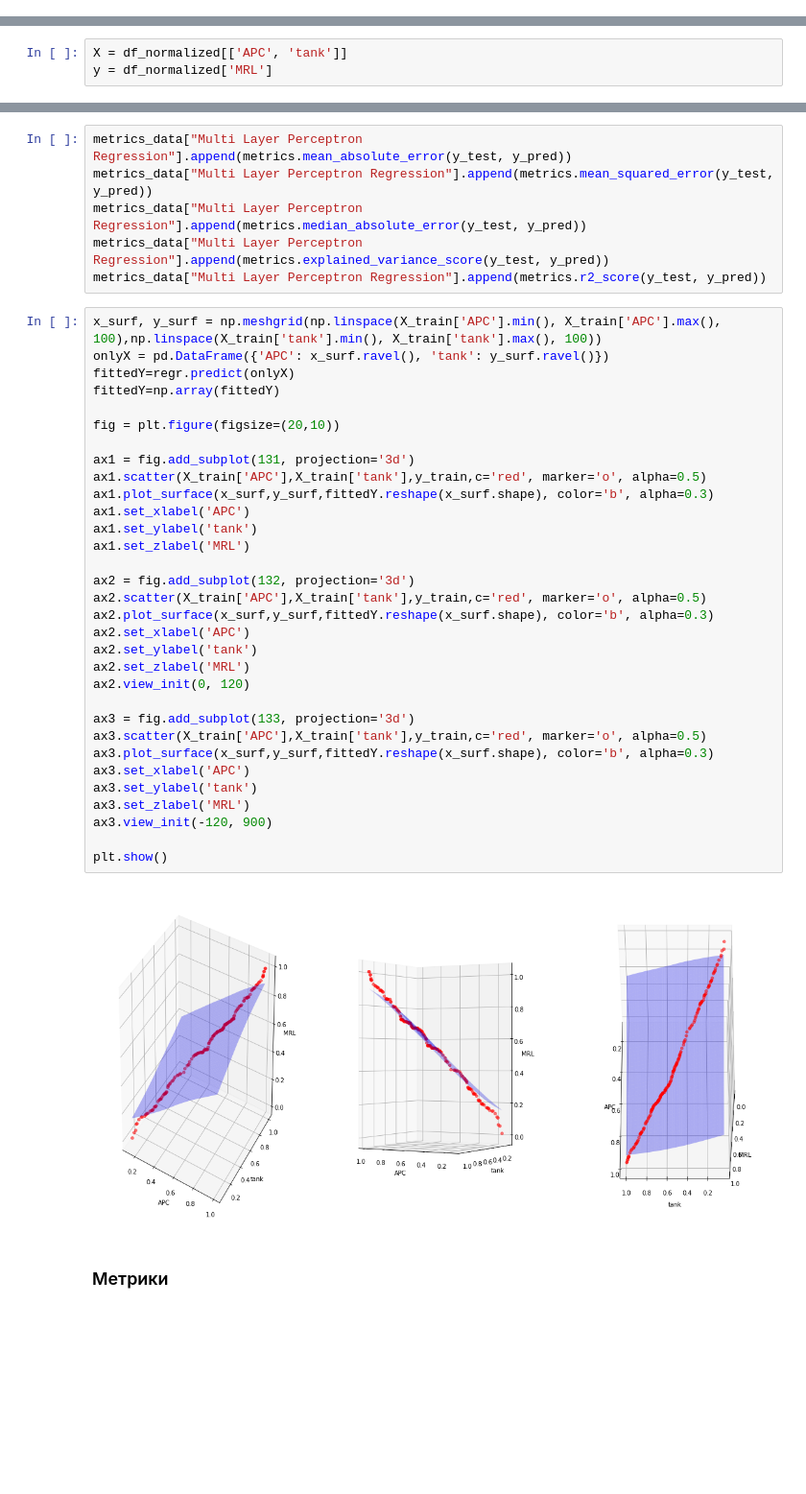
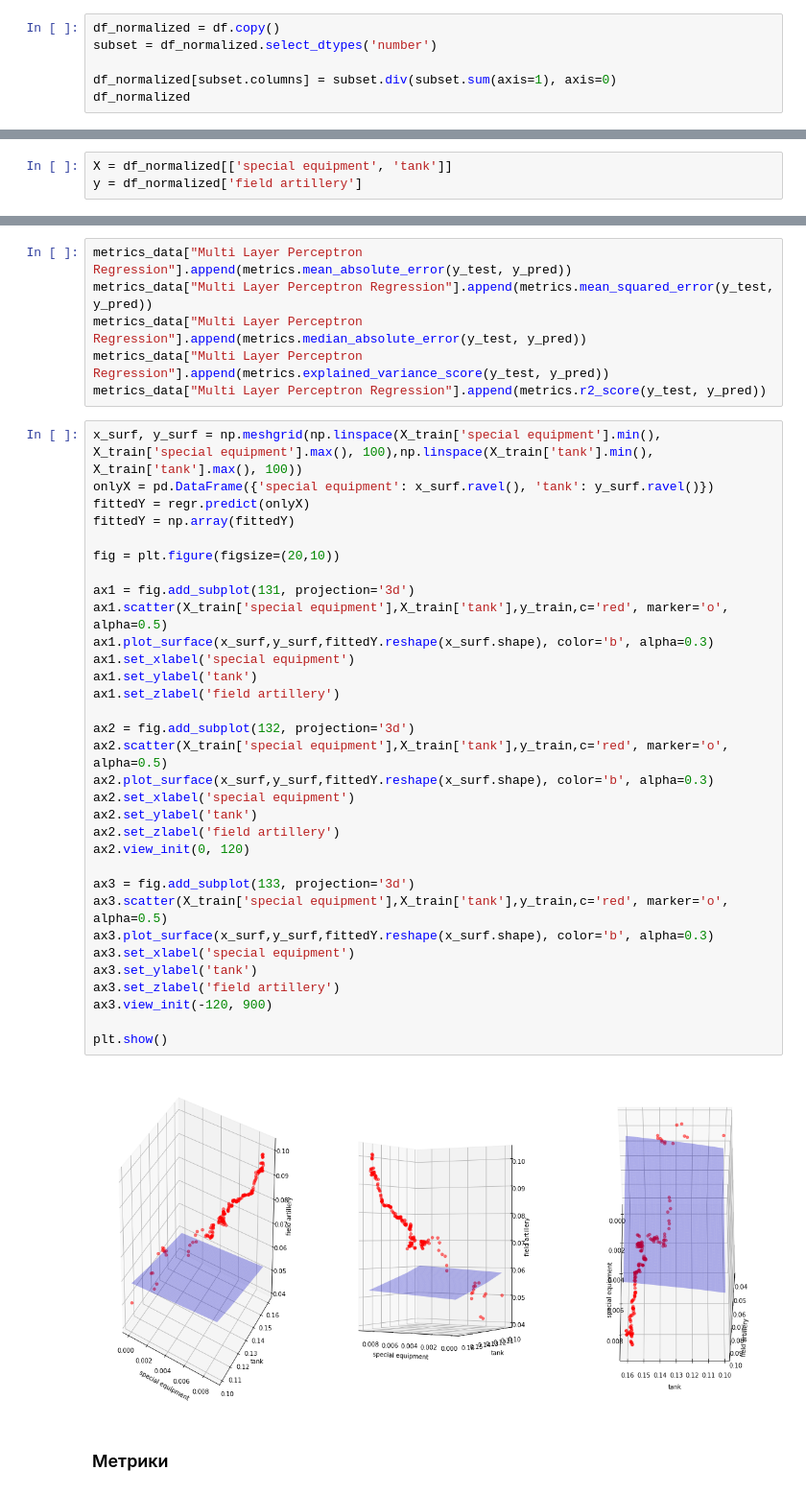
Before and after one commit to nastyabekesheva/DataScience, a Jupyter notebook: coursework/courseworkDS.ipynb, the cells around one changed output, grey strips where cells are left out. Shown at 96% size. Drawn from its saved outputs; the diff is of its cells as text; blank space fills up the shorter version.

```diff
--- a/coursework/courseworkDS.ipynb
+++ b/coursework/courseworkDS.ipynb
@@ -407,0 +381,6 @@ df_normalized
+# %%
+df_normalized = df.copy()
+subset = df_normalized.select_dtypes('number')
+
+df_normalized[subset.columns] = subset.div(subset.sum(axis=1), axis=0)
+df_normalized
@@ -748,8 +731,8 @@ plt.show()
 # %% [markdown]
 ## Регресія з двома предикторами
 # %%
-X = df_normalized[['APC', 'tank']]
-y = df_normalized['MRL']
+X = df_normalized[['special equipment', 'tank']]
+y = df_normalized['field artillery']
 # %%
 X_train, X_test, y_train, y_test = train_test_split(X, y, test_size = 0.25)
 # %%
@@ -891,39 +874,39 @@ metrics_data["Multi Layer Perceptron Regression"].append(metrics.median_absolute
 metrics_data["Multi Layer Perceptron Regression"].append(metrics.explained_variance_score(y_test, y_pred))
 metrics_data["Multi Layer Perceptron Regression"].append(metrics.r2_score(y_test, y_pred))
 # %%
-x_surf, y_surf = np.meshgrid(np.linspace(X_train['APC'].min(), X_train['APC'].max(), 100),np.linspace(X_train['tank'].min(), X_train['tank'].max(), 100))
-onlyX = pd.DataFrame({'APC': x_surf.ravel(), 'tank': y_surf.ravel()})
-fittedY=regr.predict(onlyX)
-fittedY=np.array(fittedY)
+x_surf, y_surf = np.meshgrid(np.linspace(X_train['special equipment'].min(), X_train['special equipment'].max(), 100),np.linspace(X_train['tank'].min(), X_train['tank'].max(), 100))
+onlyX = pd.DataFrame({'special equipment': x_surf.ravel(), 'tank': y_surf.ravel()})
+fittedY = regr.predict(onlyX)
+fittedY = np.array(fittedY)
 
 fig = plt.figure(figsize=(20,10))
 
 ax1 = fig.add_subplot(131, projection='3d')
-ax1.scatter(X_train['APC'],X_train['tank'],y_train,c='red', marker='o', alpha=0.5)
+ax1.scatter(X_train['special equipment'],X_train['tank'],y_train,c='red', marker='o', alpha=0.5)
 ax1.plot_surface(x_surf,y_surf,fittedY.reshape(x_surf.shape), color='b', alpha=0.3)
-ax1.set_xlabel('APC')
+ax1.set_xlabel('special equipment')
 ax1.set_ylabel('tank')
-ax1.set_zlabel('MRL')
+ax1.set_zlabel('field artillery')
 
 ax2 = fig.add_subplot(132, projection='3d')
-ax2.scatter(X_train['APC'],X_train['tank'],y_train,c='red', marker='o', alpha=0.5)
+ax2.scatter(X_train['special equipment'],X_train['tank'],y_train,c='red', marker='o', alpha=0.5)
 ax2.plot_surface(x_surf,y_surf,fittedY.reshape(x_surf.shape), color='b', alpha=0.3)
-ax2.set_xlabel('APC')
+ax2.set_xlabel('special equipment')
 ax2.set_ylabel('tank')
-ax2.set_zlabel('MRL')
+ax2.set_zlabel('field artillery')
 ax2.view_init(0, 120)
 
 ax3 = fig.add_subplot(133, projection='3d')
-ax3.scatter(X_train['APC'],X_train['tank'],y_train,c='red', marker='o', alpha=0.5)
+ax3.scatter(X_train['special equipment'],X_train['tank'],y_train,c='red', marker='o', alpha=0.5)
 ax3.plot_surface(x_surf,y_surf,fittedY.reshape(x_surf.shape), color='b', alpha=0.3)
-ax3.set_xlabel('APC')
+ax3.set_xlabel('special equipment')
 ax3.set_ylabel('tank')
-ax3.set_zlabel('MRL')
+ax3.set_zlabel('field artillery')
 ax3.view_init(-120, 900)
 
 plt.show()
 # %% [output]
-[figure, old version]
+[figure, new version]
 # %% [markdown]
 ### Метрики
 # %%
```
Also changed, not shown: parts of 51 cells of this notebook.
